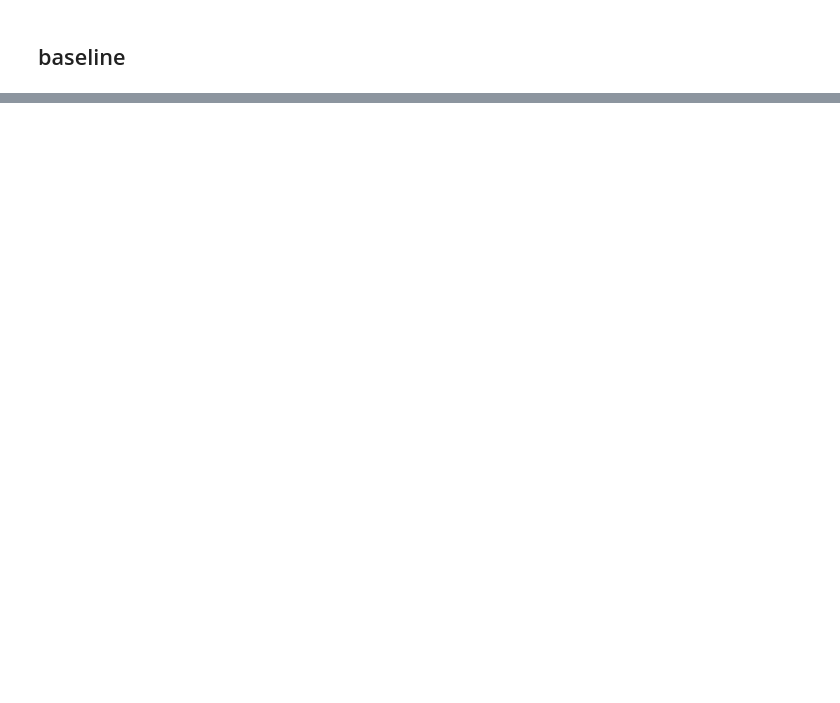
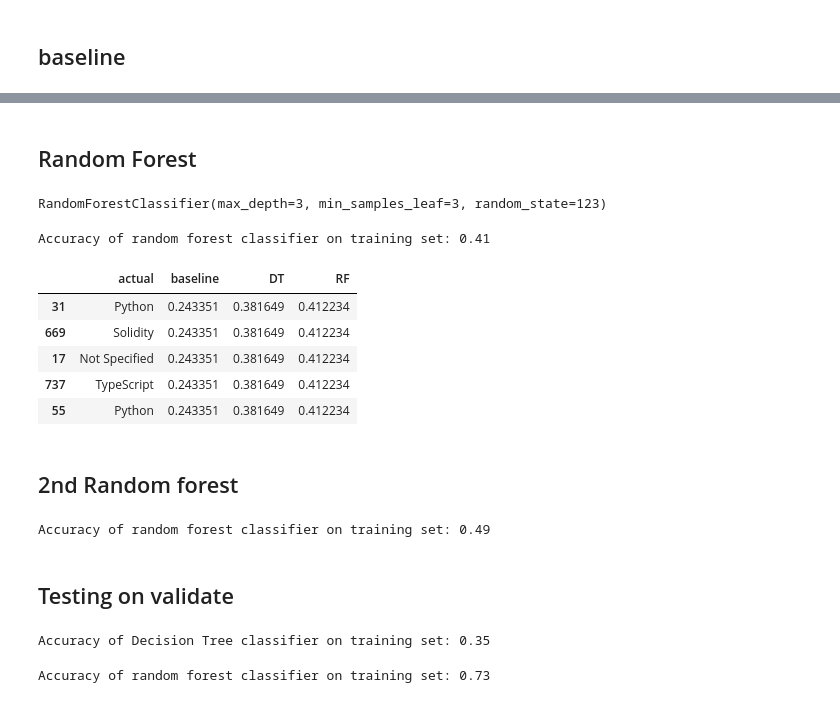
Before and after one commit to tim-keriazes/github-web-scraping-NLP-project, a Jupyter notebook: Lindy_working_notebook.ipynb, the cells around one changed output, grey strips where cells are left out. Saved outputs shown, nothing was run; the diff lists cells and outputs as text; code cells hidden in the pictures; blank space fills up the shorter version.

```diff
--- a/Lindy_working_notebook.ipynb
+++ b/Lindy_working_notebook.ipynb
@@ -554,0 +511,41 @@ predictions.head()
+# %% [markdown]
+## Random Forest
+# %%
+rf = RandomForestClassifier(max_depth=3, min_samples_leaf=3, random_state=123)
+rf.fit(X_train_df, y_train)
+# %% [output]
+RandomForestClassifier(max_depth=3, min_samples_leaf=3, random_state=123)
+# %%
+y_pred = rf.predict(X_train_df)
+y_pred_proba = rf.predict_proba(X_train_df)
+print('Accuracy of random forest classifier on training set: {:.2f}'
+     .format(rf.score(X_train_df, y_train)))
+
+predictions['RF'] = rf.score(X_train_df, y_train)
+# %% [output]
+Accuracy of random forest classifier on training set: 0.41
+# %%
+predictions.head()
+# %% [output]
+|  | actual | baseline | DT | RF |
+| 31 | Python | 0.243351 | 0.381649 | 0.412234 |
+| 669 | Solidity | 0.243351 | 0.381649 | 0.412234 |
+| 17 | Not Specified | 0.243351 | 0.381649 | 0.412234 |
+| 737 | TypeScript | 0.243351 | 0.381649 | 0.412234 |
+| 55 | Python | 0.243351 | 0.381649 | 0.412234 |
+# %% [markdown]
+## 2nd Random forest
+# %%
+rf2 = RandomForestClassifier(max_depth=6, min_samples_leaf=3, random_state=123)
+rf2.fit(X_train_df, y_train)
+
+y_pred = rf2.predict(X_train_df)
+y_pred_proba = rf2.predict_proba(X_train_df)
+print('Accuracy of random forest classifier on training set: {:.2f}'
+     .format(rf2.score(X_train_df, y_train)))
+
+predictions['RF2'] = rf2.score(X_train_df, y_train)
+# %% [output]
+Accuracy of random forest classifier on training set: 0.49
+# %% [markdown]
+## Testing on validate
@@ -554,0 +560,25 @@ predictions.head()
+# %%
+# decsion tree on validate
+
+predictions_val['DT_val'] = clf.predict(X_validate_df)
+
+
+print('Accuracy of Decision Tree classifier on training set: {:.2f}'
+      .format(clf.score(X_validate_df, y_validate)))
+predictions_val['DT_val'] = clf.score(X_validate_df, y_validate)
+# %% [output]
+Accuracy of Decision Tree classifier on training set: 0.35
+# %%
+# random forest on validate
+
+rf2 = RandomForestClassifier(max_depth=6, min_samples_leaf=3, random_state=123)
+rf2.fit(X_validate_df, y_validate)
+
+y_pred = rf2.predict(X_validate_df)
+y_pred_proba = rf2.predict_proba(X_validate_df)
+print('Accuracy of random forest classifier on training set: {:.2f}'
+     .format(rf2.score(X_validate_df, y_validate)))
+
+predictions_val['RF2_val'] = rf2.score(X_validate_df, y_validate)
+# %% [output]
+Accuracy of random forest classifier on training set: 0.73
```
Also changed, not shown: parts of 21 cells of this notebook.
